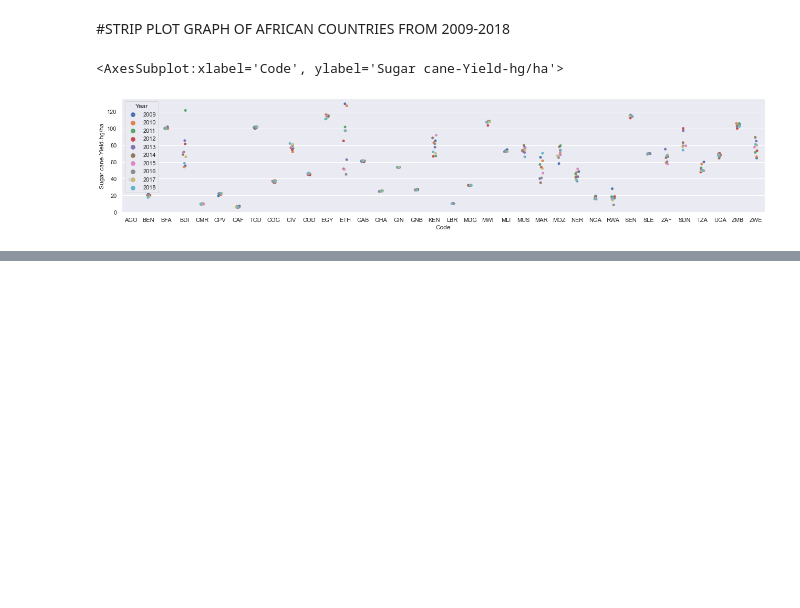
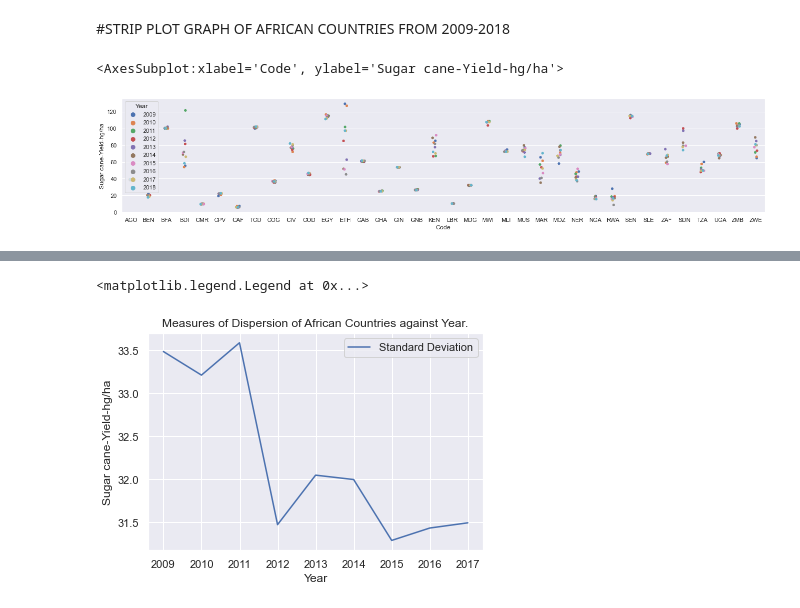
Before and after one commit to danzyblaze/CEN414, a Jupyter notebook: DATA_VISUALIZATION.ipynb, the cells around one changed output, grey strips where cells are left out. Saved outputs shown, nothing was run; the diff lists cells and outputs as text; code cells hidden in the pictures; blank space fills up the shorter version.

```diff
--- a/DATA_VISUALIZATION.ipynb
+++ b/DATA_VISUALIZATION.ipynb
@@ -161,0 +187,6 @@ plt.legend(loc='best')
+# %%
+create_plot(statistics.stdev, 'Standard Deviation')
+plt.legend(loc='best')
+# %% [output]
+<matplotlib.legend.Legend at 0x...>
+[figure, added]
```
Also changed, not shown: parts of 3 cells of this notebook.
